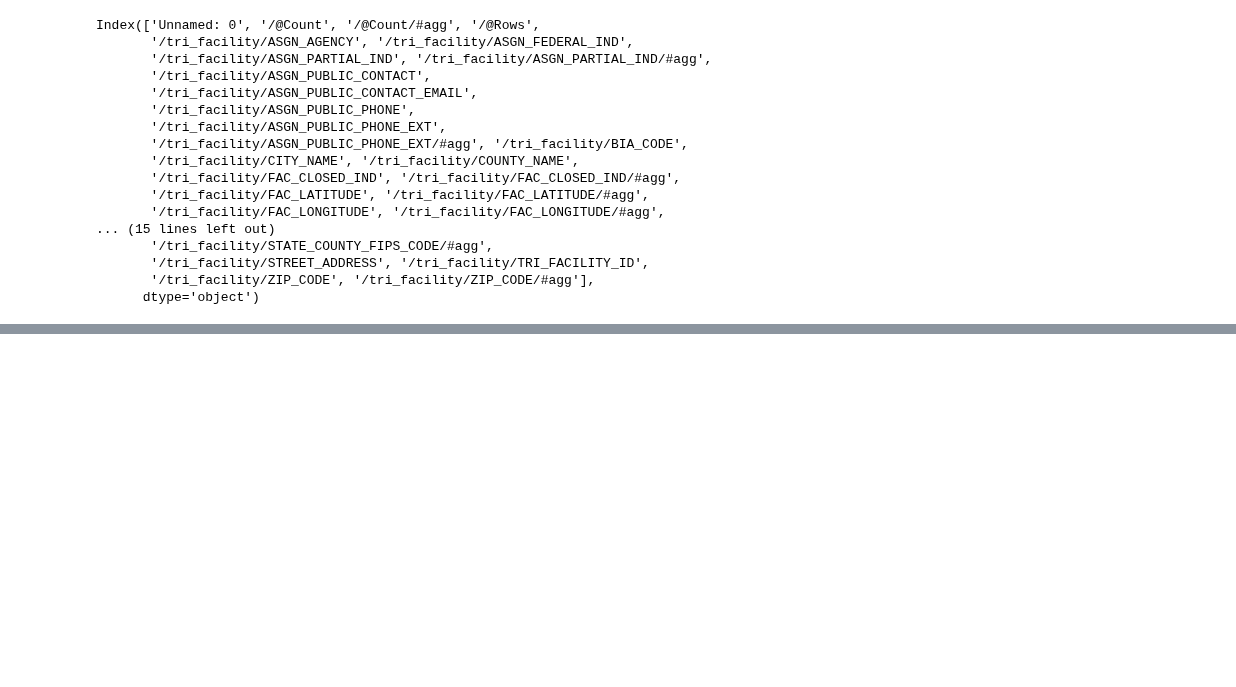
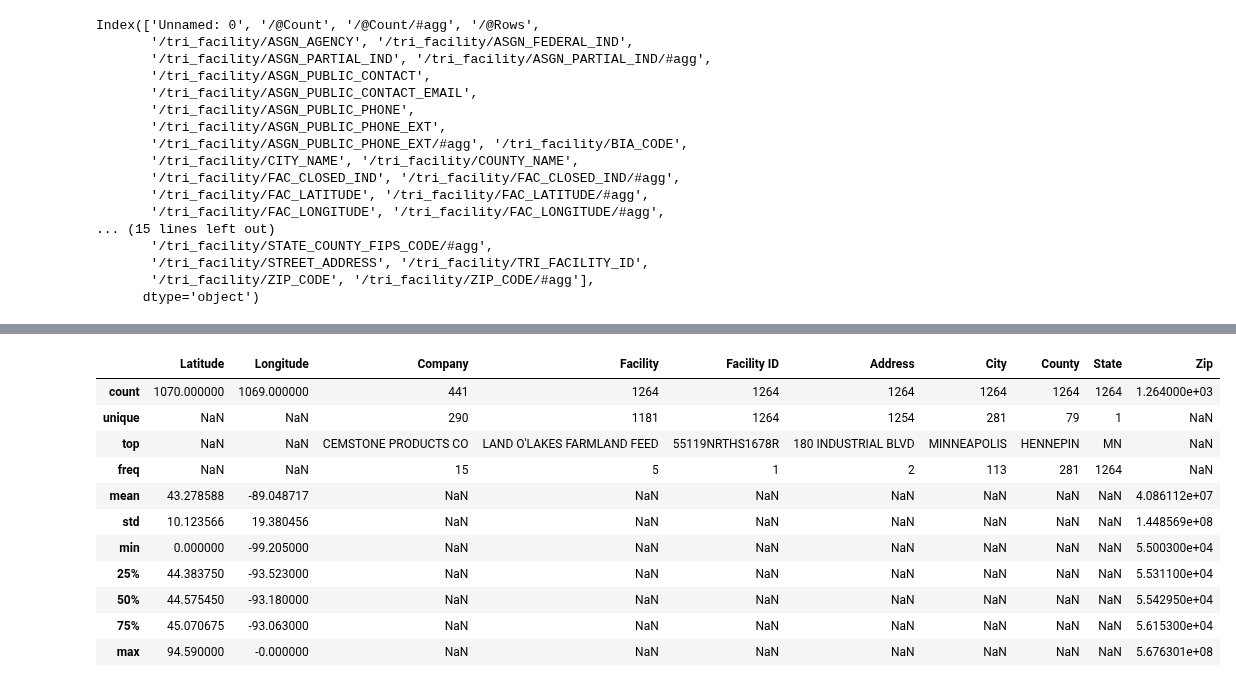
Before and after one commit to alvern/Group_Project_Grad_Rates, a Jupyter notebook: andy_notebook.ipynb, the cells around one changed output, grey strips where cells are left out. Cells and saved outputs as stored; diff of their text form; code cells hidden in the pictures; blank space fills up the shorter version.

```diff
--- a/andy_notebook.ipynb
+++ b/andy_notebook.ipynb
@@ -150,0 +182,15 @@ tri_ID_df = tri_ID_df.rename(index={'/tri_facility/FAC_LATITUDE': 'Latitude', '/
+# %%
+tri_df.describe(include='all')
+# %% [output]
+|  | Latitude | Longitude | Company | Facility | Facility ID | Address | City | County | State | Zip |
+| count | 1070.000000 | 1069.000000 | 441 | 1264 | 1264 | 1264 | 1264 | 1264 | 1264 | 1.264000e+03 |
+| unique | NaN | NaN | 290 | 1181 | 1264 | 1254 | 281 | 79 | 1 | NaN |
+| top | NaN | NaN | CEMSTONE PRODUCTS CO | LAND O'LAKES FARMLAND FEED | 55119NRTHS1678R | 180 INDUSTRIAL BLVD | MINNEAPOLIS | HENNEPIN | MN | NaN |
+| freq | NaN | NaN | 15 | 5 | 1 | 2 | 113 | 281 | 1264 | NaN |
+| mean | 43.278588 | -89.048717 | NaN | NaN | NaN | NaN | NaN | NaN | NaN | 4.086112e+07 |
+| std | 10.123566 | 19.380456 | NaN | NaN | NaN | NaN | NaN | NaN | NaN | 1.448569e+08 |
+| min | 0.000000 | -99.205000 | NaN | NaN | NaN | NaN | NaN | NaN | NaN | 5.500300e+04 |
+| 25% | 44.383750 | -93.523000 | NaN | NaN | NaN | NaN | NaN | NaN | NaN | 5.531100e+04 |
+| 50% | 44.575450 | -93.180000 | NaN | NaN | NaN | NaN | NaN | NaN | NaN | 5.542950e+04 |
+| 75% | 45.070675 | -93.063000 | NaN | NaN | NaN | NaN | NaN | NaN | NaN | 5.615300e+04 |
+| max | 94.590000 | -0.000000 | NaN | NaN | NaN | NaN | NaN | NaN | NaN | 5.676301e+08 |
```
Also changed, not shown: parts of 25 cells of this notebook, 1 other file.
